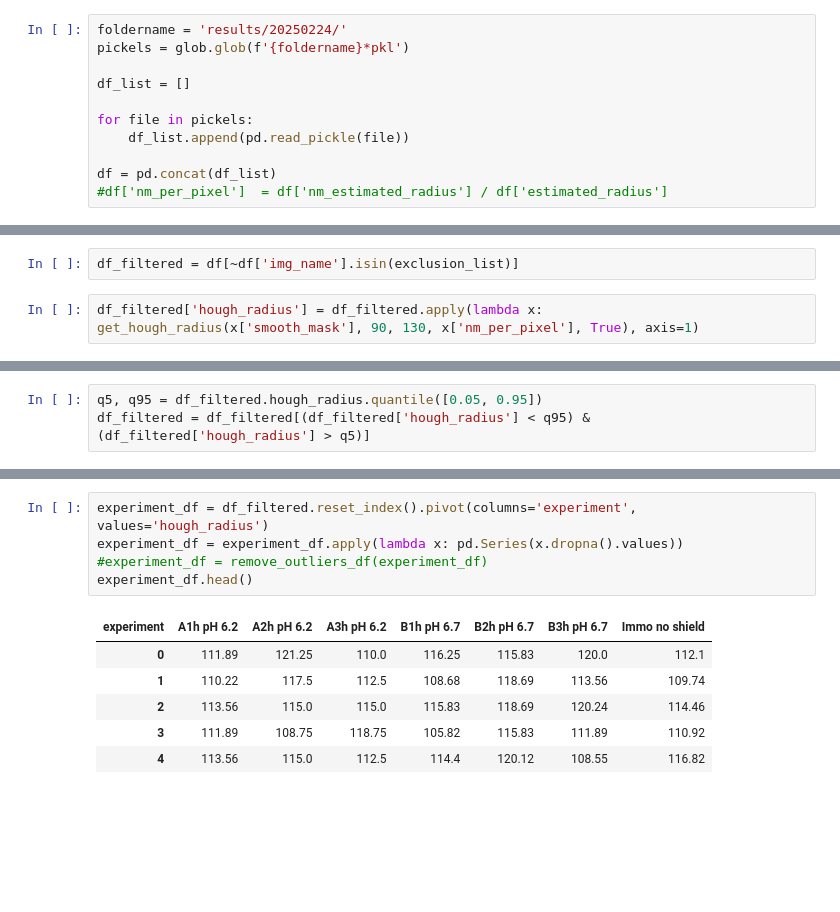
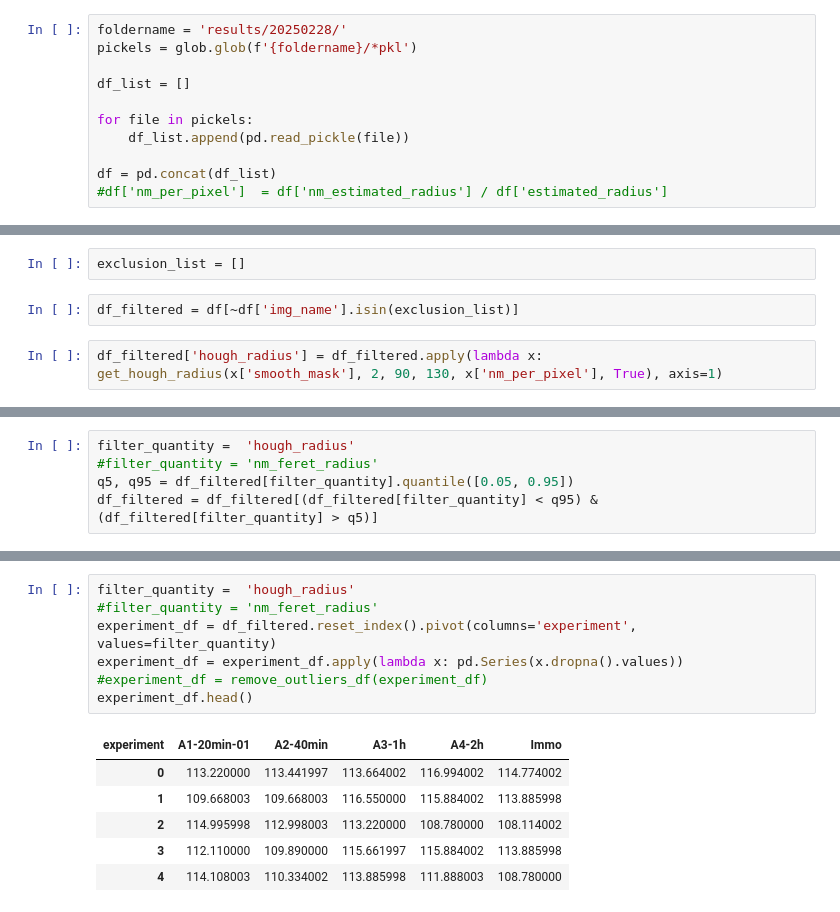
Before and after one commit to biolographer/NanoparticlesSAM, a Jupyter notebook: particle_analysis.ipynb, the cells around one changed output, grey strips where cells are left out. Cells and saved outputs as stored; diff of their text form; blank space fills up the shorter version.

```diff
--- a/particle_analysis.ipynb
+++ b/particle_analysis.ipynb
@@ -13,6 +16,6 @@ warnings.simplefilter(action='ignore', category=FutureWarning)
 # %%
-foldername = 'results/20250224/'
-pickels = glob.glob(f'{foldername}*pkl')
+foldername = 'results/20250228/'
+pickels = glob.glob(f'{foldername}/*pkl')
 
 df_list = []
 
@@ -42,7 +43,9 @@ exclusion_list = ['A2-02', 'A3-01', 'A3-02', 'B2-02', 'B2-03', 'B2-04', 'B2-05',
+# %%
+exclusion_list = []
 # %%
 df_filtered = df[~df['img_name'].isin(exclusion_list)]
 # %%
-df_filtered['hough_radius'] = df_filtered.apply(lambda x: get_hough_radius(x['smooth_mask'], 90, 130, x['nm_per_pixel'], True), axis=1)
+df_filtered['hough_radius'] = df_filtered.apply(lambda x: get_hough_radius(x['smooth_mask'], 2, 90, 130, x['nm_per_pixel'], True), axis=1)
 # %% [output]
 A value is trying to be set on a copy of a slice from a DataFrame.
 Try using .loc[row_indexer,col_indexer] = value instead
@@ -52,6 +78,8 @@ See the caveats in the documentation: https://pandas.pydata.org/pandas-docs/stab
 # %%
-q5, q95 = df_filtered.hough_radius.quantile([0.05, 0.95])
-df_filtered = df_filtered[(df_filtered['hough_radius'] < q95) & (df_filtered['hough_radius'] > q5)]
+filter_quantity =  'hough_radius'
+#filter_quantity = 'nm_feret_radius'
+q5, q95 = df_filtered[filter_quantity].quantile([0.05, 0.95])
+df_filtered = df_filtered[(df_filtered[filter_quantity] < q95) & (df_filtered[filter_quantity] > q5)]
 # %%
 plt.figure(figsize=(5,5), dpi=200)
 plot_df = df_filtered.dropna()
@@ -71,12 +99,14 @@ plt.savefig(f'{foldername}/histogram-grid')
 # %%
-experiment_df = df_filtered.reset_index().pivot(columns='experiment', values='hough_radius')
+filter_quantity =  'hough_radius'
+#filter_quantity = 'nm_feret_radius'
+experiment_df = df_filtered.reset_index().pivot(columns='experiment', values=filter_quantity)
 experiment_df = experiment_df.apply(lambda x: pd.Series(x.dropna().values))
 #experiment_df = remove_outliers_df(experiment_df)
 experiment_df.head()
 # %% [output]
-| experiment | A1h pH 6.2 | A2h pH 6.2 | A3h pH 6.2 | B1h pH 6.7 | B2h pH 6.7 | B3h pH 6.7 | Immo no shield |
-| 0 | 111.89 | 121.25 | 110.0 | 116.25 | 115.83 | 120.0 | 112.1 |
-| 1 | 110.22 | 117.5 | 112.5 | 108.68 | 118.69 | 113.56 | 109.74 |
-| 2 | 113.56 | 115.0 | 115.0 | 115.83 | 118.69 | 120.24 | 114.46 |
-| 3 | 111.89 | 108.75 | 118.75 | 105.82 | 115.83 | 111.89 | 110.92 |
-| 4 | 113.56 | 115.0 | 112.5 | 114.4 | 120.12 | 108.55 | 116.82 |
+| experiment | A1-20min-01 | A2-40min | A3-1h | A4-2h | Immo |
+| 0 | 113.220000 | 113.441997 | 113.664002 | 116.994002 | 114.774002 |
+| 1 | 109.668003 | 109.668003 | 116.550000 | 115.884002 | 113.885998 |
+| 2 | 114.995998 | 112.998003 | 113.220000 | 108.780000 | 108.114002 |
+| 3 | 112.110000 | 109.890000 | 115.661997 | 115.884002 | 113.885998 |
+| 4 | 114.108003 | 110.334002 | 113.885998 | 111.888003 | 108.780000 |
```
Also changed, not shown: parts of 12 cells of this notebook, 1 other file.
